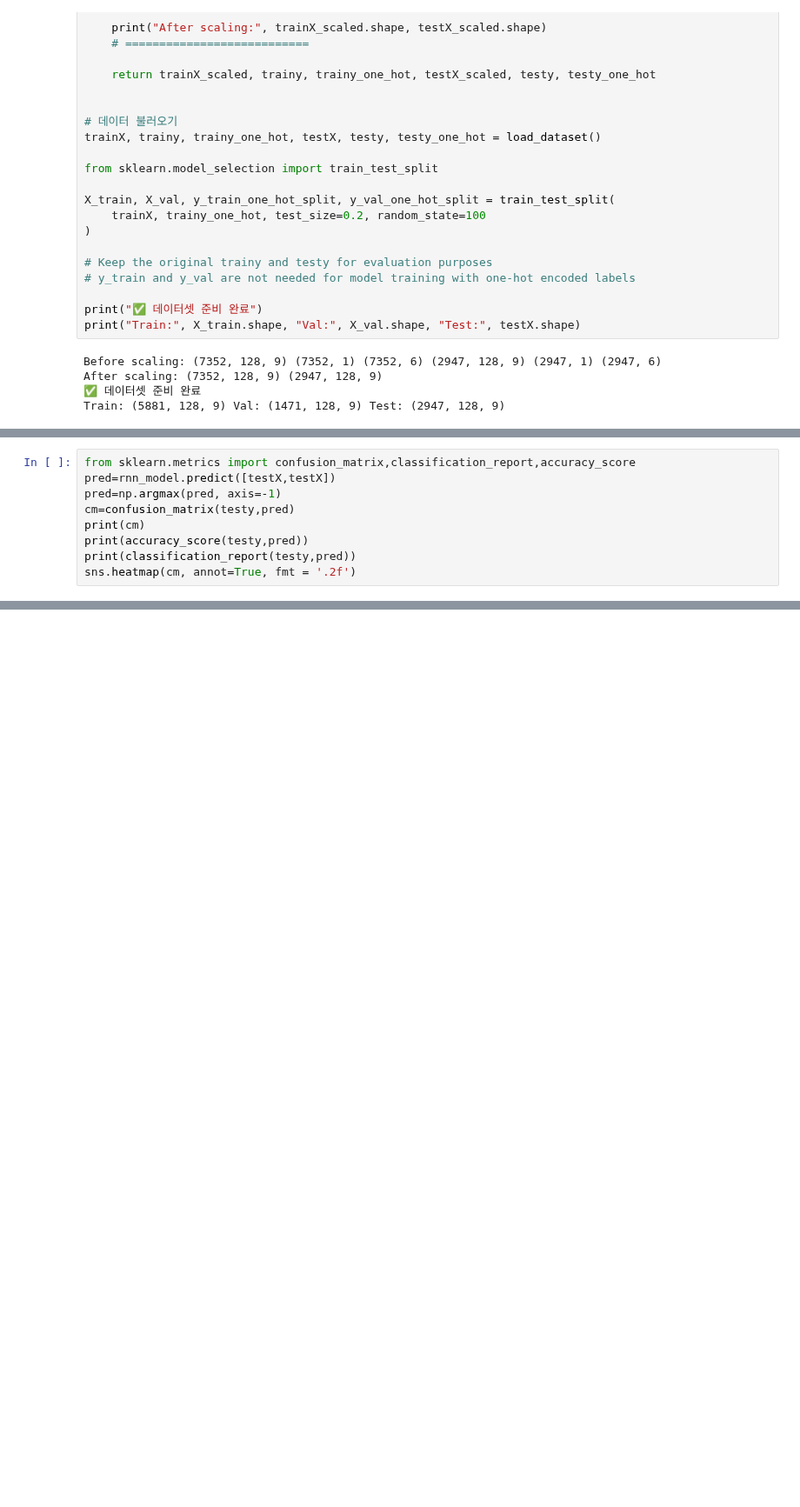
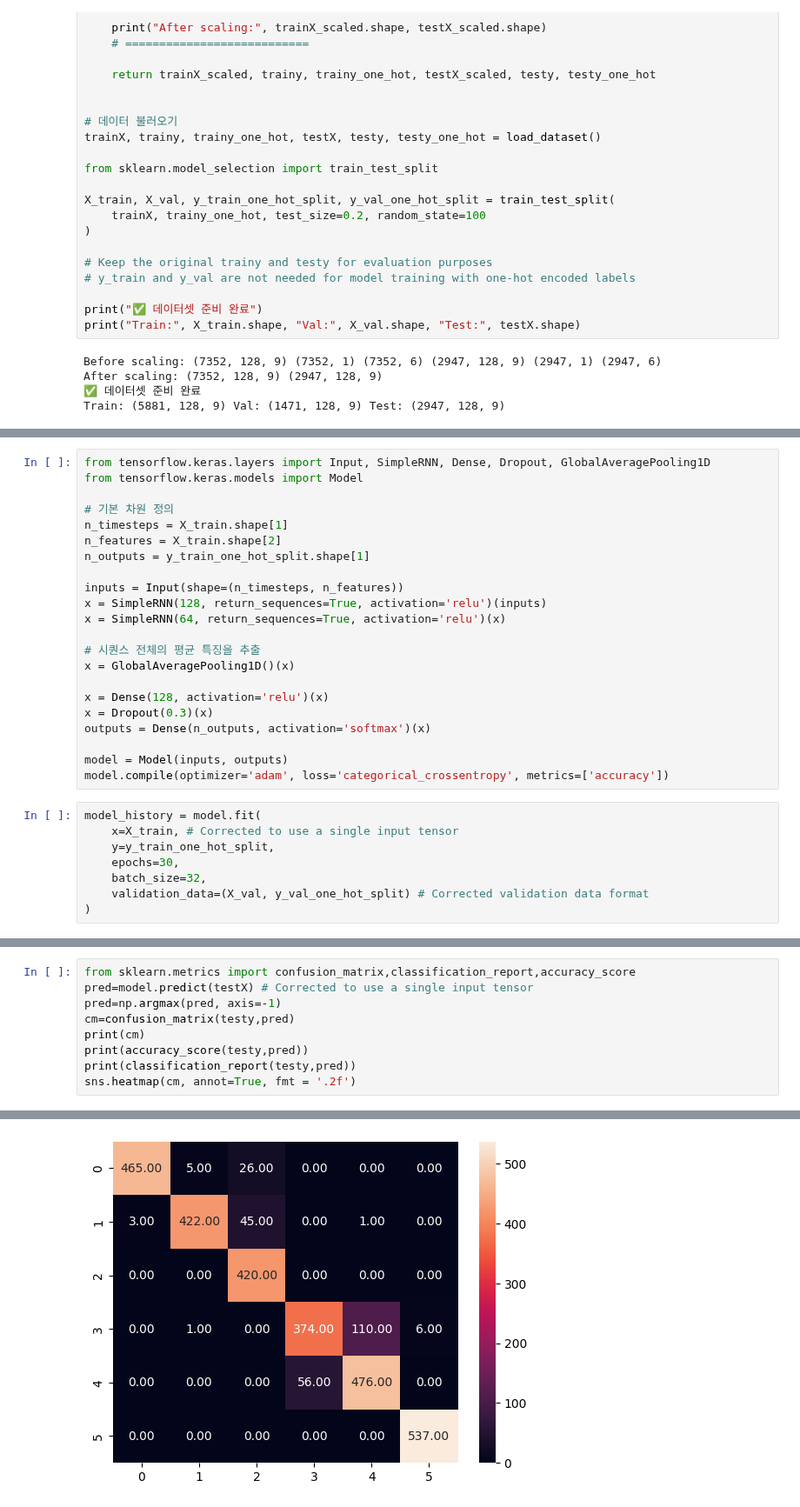
Before and after one commit to aninsung/Machine-Learning-Programming, a Jupyter notebook: 10주차/(rnn).ipynb, the cells around one changed output, grey strips where cells are left out. Shown at 87% size. Drawn from its saved outputs; the diff is of its cells as text; blank space fills up the shorter version.

```diff
--- a/10주차/(rnn).ipynb
+++ b/10주차/(rnn).ipynb
@@ -244,0 +171,30 @@ Epoch 1/30
+# %%
+from tensorflow.keras.layers import Input, SimpleRNN, Dense, Dropout, GlobalAveragePooling1D
+from tensorflow.keras.models import Model
+
+# 기본 차원 정의
+n_timesteps = X_train.shape[1]
+n_features = X_train.shape[2]
+n_outputs = y_train_one_hot_split.shape[1]
+
+inputs = Input(shape=(n_timesteps, n_features))
+x = SimpleRNN(128, return_sequences=True, activation='relu')(inputs)
+x = SimpleRNN(64, return_sequences=True, activation='relu')(x)
+
+# 시퀀스 전체의 평균 특징을 추출
+x = GlobalAveragePooling1D()(x)
+
+x = Dense(128, activation='relu')(x)
+x = Dropout(0.3)(x)
+outputs = Dense(n_outputs, activation='softmax')(x)
+
+model = Model(inputs, outputs)
+model.compile(optimizer='adam', loss='categorical_crossentropy', metrics=['accuracy'])
+# %%
+model_history = model.fit(
+    x=X_train, # Corrected to use a single input tensor
+    y=y_train_one_hot_split,
+    epochs=30,
+    batch_size=32,
+    validation_data=(X_val, y_val_one_hot_split) # Corrected validation data format
+)
@@ -270,9 +247,10 @@ plt.show()
 # %%
 from sklearn.metrics import confusion_matrix,classification_report,accuracy_score
-pred=rnn_model.predict([testX,testX])
+pred=model.predict(testX) # Corrected to use a single input tensor
 pred=np.argmax(pred, axis=-1)
 cm=confusion_matrix(testy,pred)
 print(cm)
 print(accuracy_score(testy,pred))
 print(classification_report(testy,pred))
 sns.heatmap(cm, annot=True, fmt = '.2f')
+# %% [output]
@@ -278,0 +278 @@ sns.heatmap(cm, annot=True, fmt = '.2f')
+[figure, added]
```
Also changed, not shown: parts of 10 cells of this notebook.
